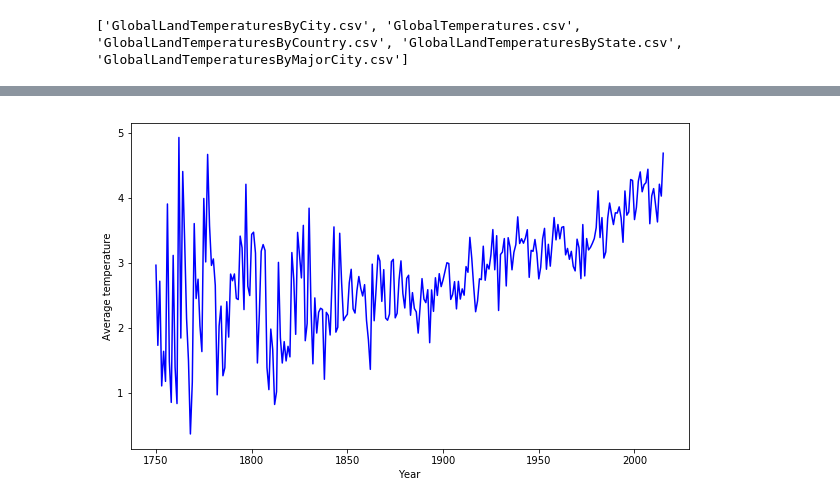
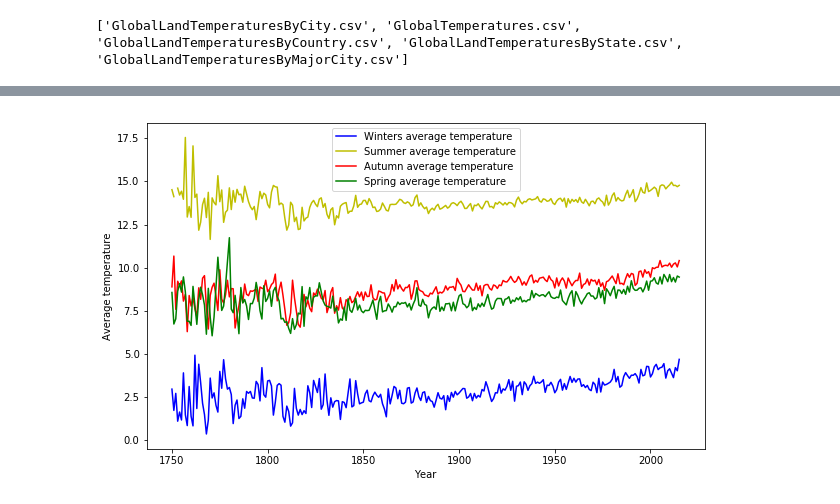
Before and after one commit to FlorianWoelki/climate_change, a Jupyter notebook: climate_change.ipynb, the cells around one changed output, grey strips where cells are left out. Cells and saved outputs as stored; diff of their text form; code cells hidden in the pictures.

Commit message:
updated notebook with summer, spring and autumn

```diff
--- a/climate_change.ipynb
+++ b/climate_change.ipynb
@@ -51,16 +51,26 @@ years = range(min_year, max_year + 1)
 df['season'] = df['month'].apply(get_season)
 
 winter_temps = []
+summer_temps = []
+spring_temps = []
+autumn_temps = []
 
 for year in years:
     curr_years_data = df[df['year'] == year]
     winter_temps.append(curr_years_data[curr_years_data['season'] == 'winter']['LandAverageTemperature'].mean())
+    summer_temps.append(curr_years_data[curr_years_data['season'] == 'summer']['LandAverageTemperature'].mean())
+    autumn_temps.append(curr_years_data[curr_years_data['season'] == 'autumn']['LandAverageTemperature'].mean())
+    spring_temps.append(curr_years_data[curr_years_data['season'] == 'spring']['LandAverageTemperature'].mean())
 # %%
 f, ax = plt.subplots(figsize=(10, 6))
 
 plt.plot(years, winter_temps, label='Winters average temperature', color='b')
+plt.plot(years, summer_temps, label='Summer average temperature', color='y')
+plt.plot(years, autumn_temps, label='Autumn average temperature', color='r')
+plt.plot(years, spring_temps, label='Spring average temperature', color='g')
 ax.set_ylabel('Average temperature')
 ax.set_xlabel('Year')
+plt.legend()
 plt.show()
 # %% [output]
-[figure, old version]
+[figure, new version]
```
Also changed, not shown: 1 other file.
